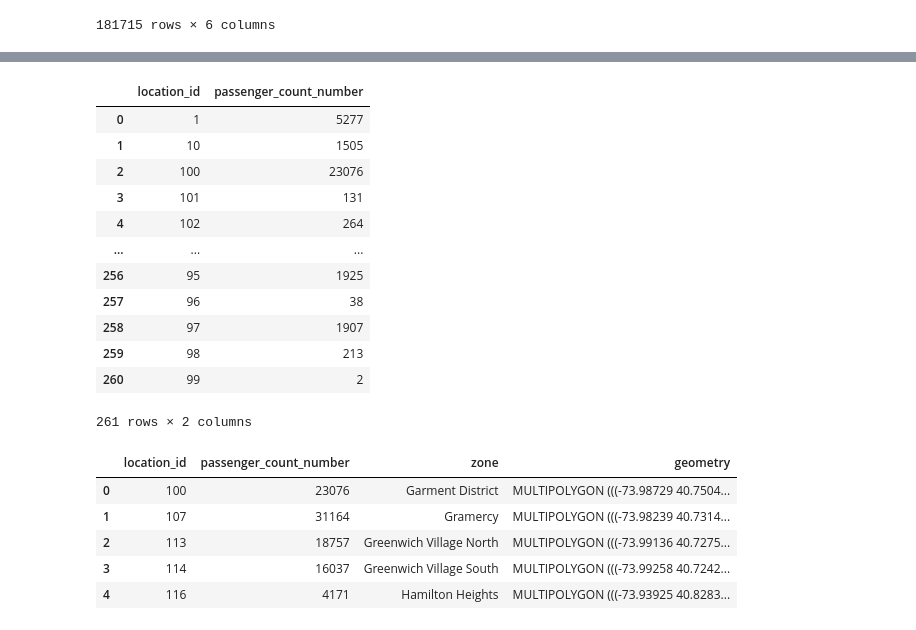
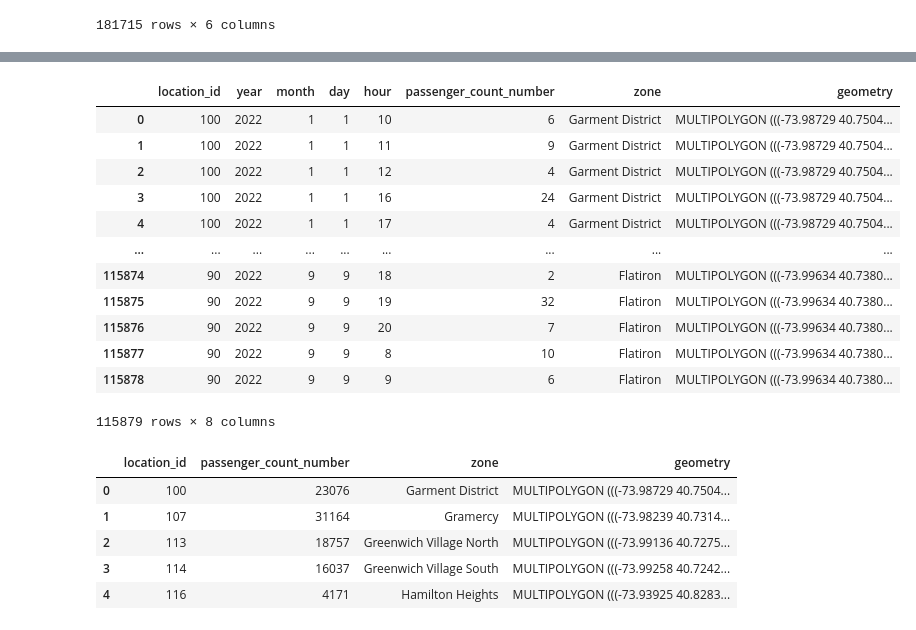
Before and after one commit to shalineraghupathy/comp47360, a Jupyter notebook: Data_cleaning/yellow_taxi/yellow_taxi_cleaning.ipynb, the cells around one changed output, grey strips where cells are left out. Cells and saved outputs as stored; diff of their text form; code cells hidden in the pictures.

```diff
--- a/Data_cleaning/yellow_taxi/yellow_taxi_cleaning.ipynb
+++ b/Data_cleaning/yellow_taxi/yellow_taxi_cleaning.ipynb
@@ -683,22 +814,23 @@ passengers_by_zone_datetime.rename(columns = {'dolocationid':'location_id'}, inp
+# %%
+passengers_by_zone_datetime_gdf = passengers_by_zone_datetime.merge(taxi_zones_gdf[['location_id', 'zone','geometry']],on='location_id')
+passengers_by_zone_datetime_gdf
+# %% [output]
+|  | location_id | year | month | day | hour | passenger_count_number | zone | geometry |
+| 0 | 100 | 2022 | 1 | 1 | 10 | 6 | Garment District | MULTIPOLYGON (((-73.98729 40.7504... |
+| 1 | 100 | 2022 | 1 | 1 | 11 | 9 | Garment District | MULTIPOLYGON (((-73.98729 40.7504... |
+| 2 | 100 | 2022 | 1 | 1 | 12 | 4 | Garment District | MULTIPOLYGON (((-73.98729 40.7504... |
+| 3 | 100 | 2022 | 1 | 1 | 16 | 24 | Garment District | MULTIPOLYGON (((-73.98729 40.7504... |
+| 4 | 100 | 2022 | 1 | 1 | 17 | 4 | Garment District | MULTIPOLYGON (((-73.98729 40.7504... |
+| ... | ... | ... | ... | ... | ... | ... | ... | ... |
+| 115874 | 90 | 2022 | 9 | 9 | 18 | 2 | Flatiron | MULTIPOLYGON (((-73.99634 40.7380... |
+| 115875 | 90 | 2022 | 9 | 9 | 19 | 32 | Flatiron | MULTIPOLYGON (((-73.99634 40.7380... |
+| 115876 | 90 | 2022 | 9 | 9 | 20 | 7 | Flatiron | MULTIPOLYGON (((-73.99634 40.7380... |
+| 115877 | 90 | 2022 | 9 | 9 | 8 | 10 | Flatiron | MULTIPOLYGON (((-73.99634 40.7380... |
+| 115878 | 90 | 2022 | 9 | 9 | 9 | 6 | Flatiron | MULTIPOLYGON (((-73.99634 40.7380... |
+115879 rows × 8 columns
 # %%
 passengers_by_location_datetime= merged_full.groupby(['dolocationid'])['passenger_count_number'].sum().reset_index()
 passengers_by_location_datetime.rename(columns = {'dolocationid':'location_id'}, inplace = True)
-# %%
-passengers_by_location_datetime
-# %% [output]
-|  | location_id | passenger_count_number |
-| 0 | 1 | 5277 |
-| 1 | 10 | 1505 |
-| 2 | 100 | 23076 |
-| 3 | 101 | 131 |
-| 4 | 102 | 264 |
-| ... | ... | ... |
-| 256 | 95 | 1925 |
-| 257 | 96 | 38 |
-| 258 | 97 | 1907 |
-| 259 | 98 | 213 |
-| 260 | 99 | 2 |
-261 rows × 2 columns
 # %%
 passengers_by_location_datetime_gdf = passengers_by_location_datetime.merge(taxi_zones_gdf[['location_id', 'zone','geometry']],on='location_id')
 passengers_by_location_datetime_gdf.head(5)
```
Also changed, not shown: parts of 27 cells of this notebook.
